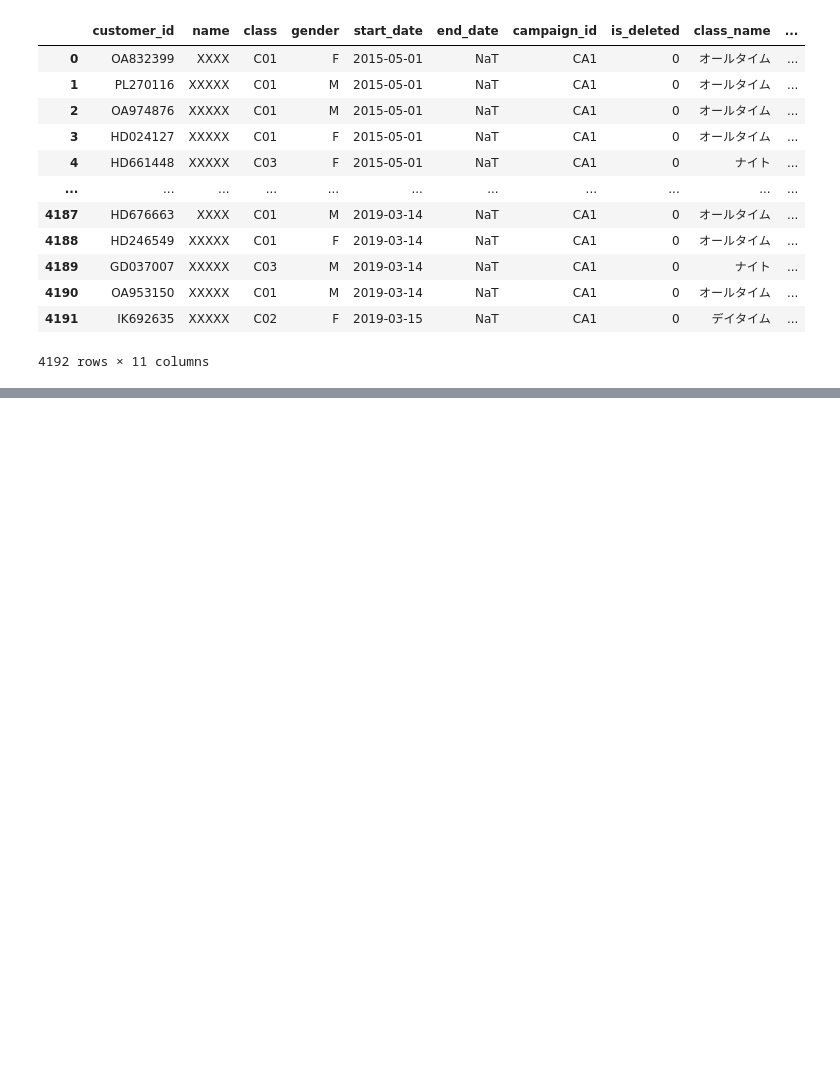
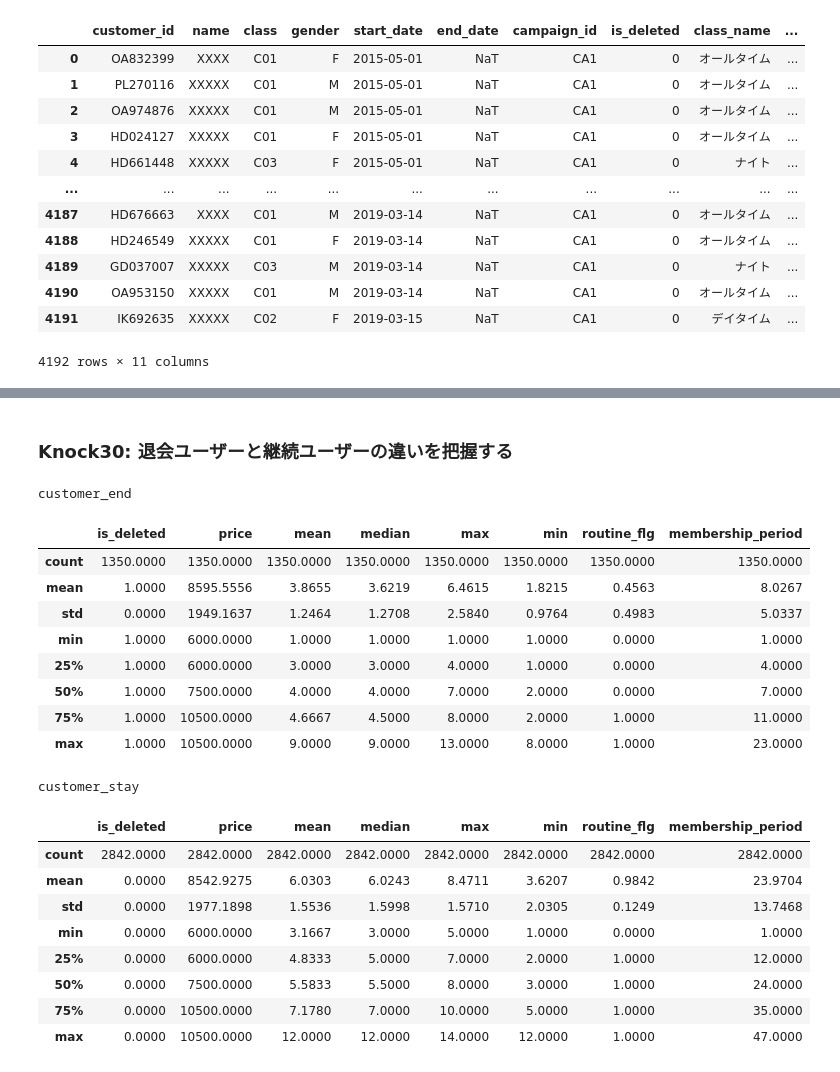
Before and after one commit to ginmaruGH/python-practical-data-analysis-100knocks, a Jupyter notebook: ch03/ch03.ipynb, the cells around one changed output, grey strips where cells are left out. Saved outputs shown, nothing was run; the diff lists cells and outputs as text; code cells hidden in the pictures; blank space fills up the shorter version.

Commit message:
Knock30: 退会ユーザーと継続ユーザーの違いを把握する

```diff
--- a/ch03/ch03.ipynb
+++ b/ch03/ch03.ipynb
@@ -477,0 +562,33 @@ dtype: int64
+# %% [markdown]
+### Knock30: 退会ユーザーと継続ユーザーの違いを把握する
+# %%
+# 退会ユーザーと継続ユーザーを比較する
+
+customer_end = customer_join.loc[customer_join["is_deleted"] == 1]
+customer_stay = customer_join.loc[customer_join["is_deleted"] == 0]
+
+print("customer_end")
+display(customer_end.describe())
+print("customer_stay")
+display(customer_stay.describe())
+# %% [output]
+customer_end
+|  | is_deleted | price | mean | median | max | min | routine_flg | membership_period |
+| count | 1350.0000 | 1350.0000 | 1350.0000 | 1350.0000 | 1350.0000 | 1350.0000 | 1350.0000 | 1350.0000 |
+| mean | 1.0000 | 8595.5556 | 3.8655 | 3.6219 | 6.4615 | 1.8215 | 0.4563 | 8.0267 |
+| std | 0.0000 | 1949.1637 | 1.2464 | 1.2708 | 2.5840 | 0.9764 | 0.4983 | 5.0337 |
+| min | 1.0000 | 6000.0000 | 1.0000 | 1.0000 | 1.0000 | 1.0000 | 0.0000 | 1.0000 |
+| 25% | 1.0000 | 6000.0000 | 3.0000 | 3.0000 | 4.0000 | 1.0000 | 0.0000 | 4.0000 |
+| 50% | 1.0000 | 7500.0000 | 4.0000 | 4.0000 | 7.0000 | 2.0000 | 0.0000 | 7.0000 |
+| 75% | 1.0000 | 10500.0000 | 4.6667 | 4.5000 | 8.0000 | 2.0000 | 1.0000 | 11.0000 |
+| max | 1.0000 | 10500.0000 | 9.0000 | 9.0000 | 13.0000 | 8.0000 | 1.0000 | 23.0000 |
+customer_stay
+|  | is_deleted | price | mean | median | max | min | routine_flg | membership_period |
+| count | 2842.0000 | 2842.0000 | 2842.0000 | 2842.0000 | 2842.0000 | 2842.0000 | 2842.0000 | 2842.0000 |
+| mean | 0.0000 | 8542.9275 | 6.0303 | 6.0243 | 8.4711 | 3.6207 | 0.9842 | 23.9704 |
+| std | 0.0000 | 1977.1898 | 1.5536 | 1.5998 | 1.5710 | 2.0305 | 0.1249 | 13.7468 |
+| min | 0.0000 | 6000.0000 | 3.1667 | 3.0000 | 5.0000 | 1.0000 | 0.0000 | 1.0000 |
+| 25% | 0.0000 | 6000.0000 | 4.8333 | 5.0000 | 7.0000 | 2.0000 | 1.0000 | 12.0000 |
+| 50% | 0.0000 | 7500.0000 | 5.5833 | 5.5000 | 8.0000 | 3.0000 | 1.0000 | 24.0000 |
+| 75% | 0.0000 | 10500.0000 | 7.1780 | 7.0000 | 10.0000 | 5.0000 | 1.0000 | 35.0000 |
+| max | 0.0000 | 10500.0000 | 12.0000 | 12.0000 | 14.0000 | 12.0000 | 1.0000 | 47.0000 |
```
Also changed, not shown: parts of 10 cells of this notebook, 2 other files.
